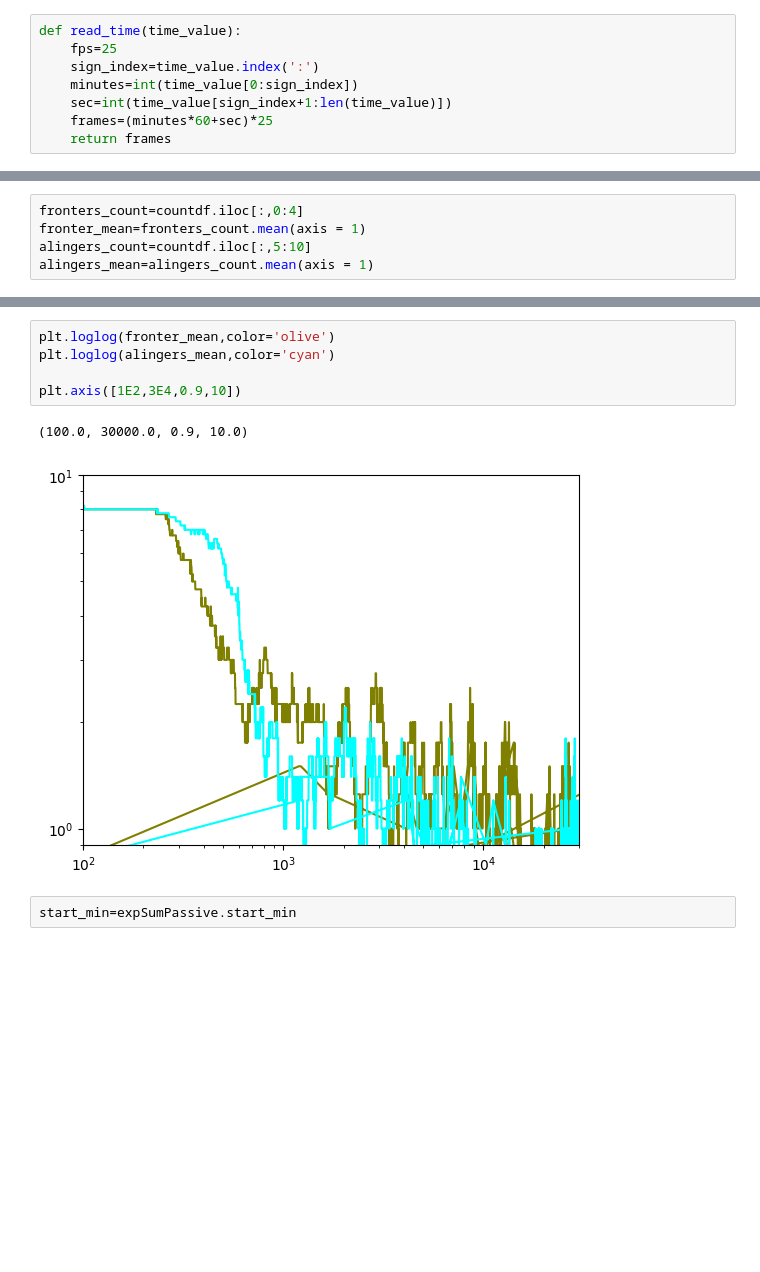
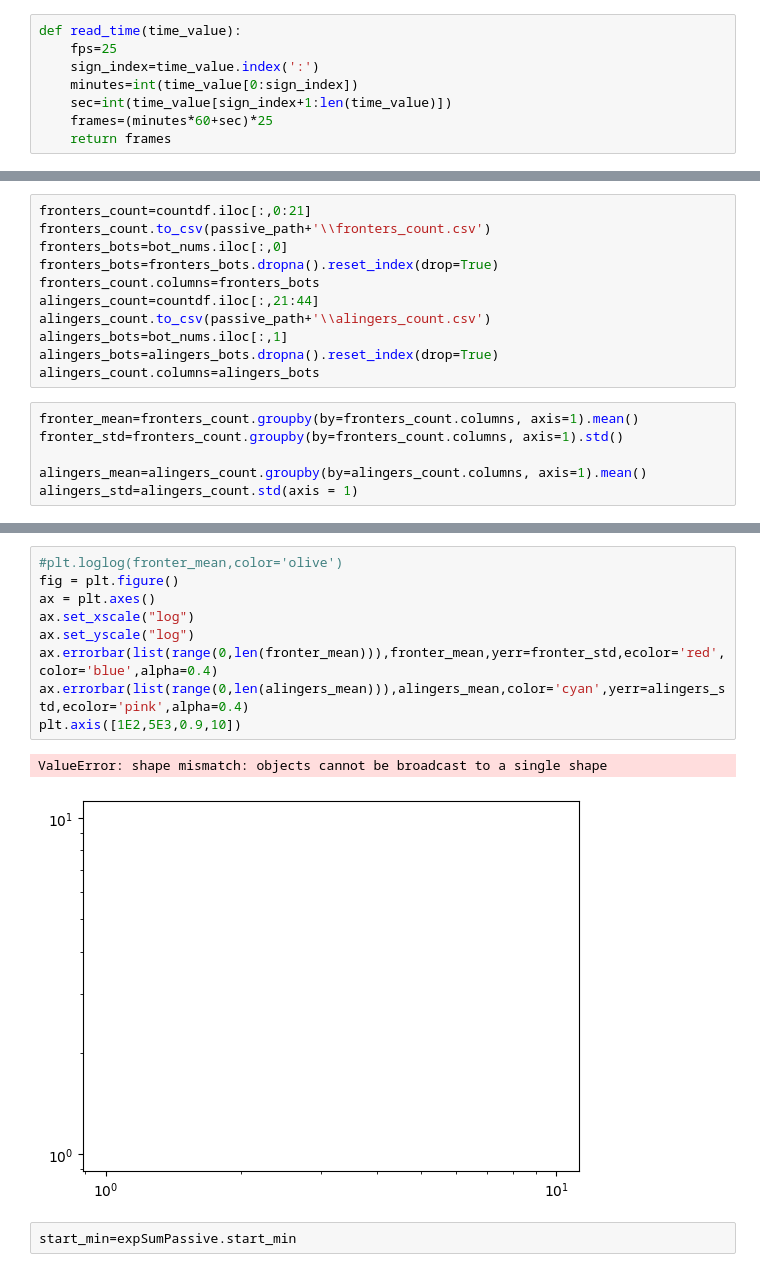
Before and after one commit to complex-lab/robotic_swarms, a Jupyter notebook: bots_number_per_frame.ipynb, the cells around one changed output, grey strips where cells are left out. Cells and saved outputs as stored; diff of their text form; blank space fills up the shorter version.

```diff
--- a/bots_number_per_frame.ipynb
+++ b/bots_number_per_frame.ipynb
@@ -58,5 +182,17 @@ plt.plot(countdf.iloc[:,0])
+# %%
+fronters_count=countdf.iloc[:,0:21]
+fronters_count.to_csv(passive_path+'\\fronters_count.csv')
+fronters_bots=bot_nums.iloc[:,0]
+fronters_bots=fronters_bots.dropna().reset_index(drop=True)
+fronters_count.columns=fronters_bots
+alingers_count=countdf.iloc[:,21:44]
+alingers_count.to_csv(passive_path+'\\alingers_count.csv')
+alingers_bots=bot_nums.iloc[:,1]
+alingers_bots=alingers_bots.dropna().reset_index(drop=True)
+alingers_count.columns=alingers_bots
 # %%
-fronters_count=countdf.iloc[:,0:4]
-fronter_mean=fronters_count.mean(axis = 1)
-alingers_count=countdf.iloc[:,5:10]
-alingers_mean=alingers_count.mean(axis = 1)
+fronter_mean=fronters_count.groupby(by=fronters_count.columns, axis=1).mean()
+fronter_std=fronters_count.groupby(by=fronters_count.columns, axis=1).std()
+
+alingers_mean=alingers_count.groupby(by=alingers_count.columns, axis=1).mean()
+alingers_std=alingers_count.std(axis = 1)
@@ -67,11 +208,15 @@ fronter_mean[500]
 # %%
-plt.loglog(fronter_mean,color='olive')
-plt.loglog(alingers_mean,color='cyan')
-
-plt.axis([1E2,3E4,0.9,10])
+#plt.loglog(fronter_mean,color='olive')
+fig = plt.figure()
+ax = plt.axes()
+ax.set_xscale("log")
+ax.set_yscale("log")
+ax.errorbar(list(range(0,len(fronter_mean))),fronter_mean,yerr=fronter_std,ecolor='red',color='blue',alpha=0.4)
+ax.errorbar(list(range(0,len(alingers_mean))),alingers_mean,color='cyan',yerr=alingers_std,ecolor='pink',alpha=0.4)
+plt.axis([1E2,5E3,0.9,10])
 # %% [output]
-(100.0, 30000.0, 0.9, 10.0)
+ValueError: shape mismatch: objects cannot be broadcast to a single shape
-[figure, old version]
+[figure, new version]
 # %%
 start_min=expSumPassive.start_min
 # %%
```
Also changed, not shown: parts of 11 cells of this notebook.
